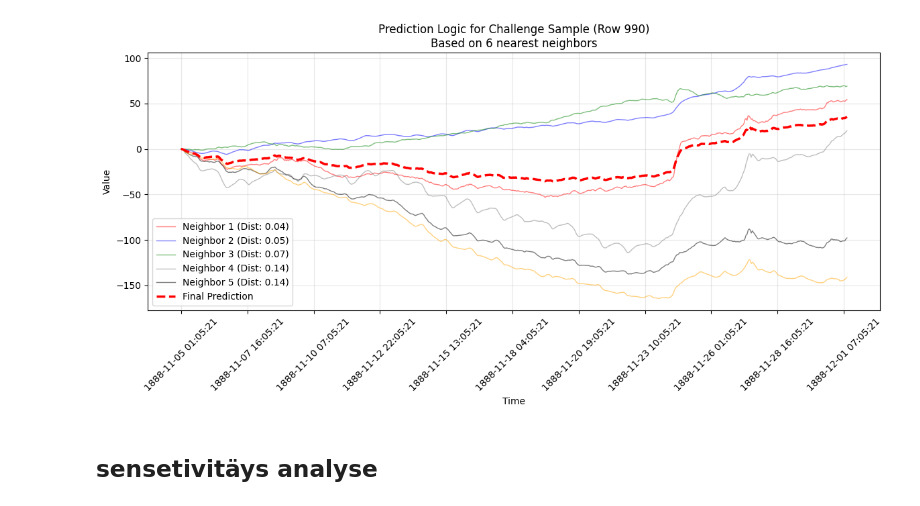
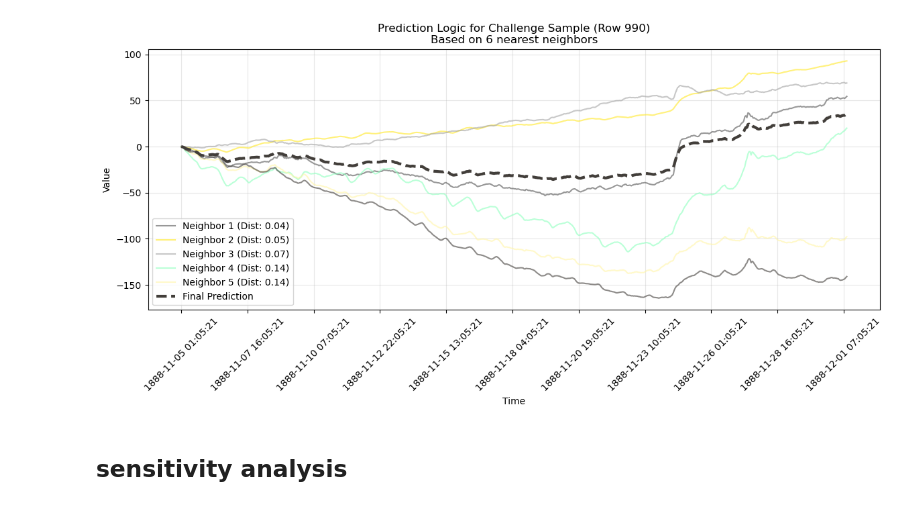
Before and after one commit to DanielSchipfer/Geospatial-Time-Series-Model, a Jupyter notebook: model.ipynb, the cells around one changed output. Saved outputs shown, nothing was run; the diff lists cells and outputs as text; code cells hidden in the pictures.

Commit message:
final_model

```diff
--- a/model.ipynb
+++ b/model.ipynb
@@ -268,8 +270,6 @@ def optimize_and_predict_knn(df, input_cols, target_cols, test_size=0.2, val_siz
 
     print(f"Best k found: {best_k} (Validation MSE: {best_mse:.4f})")
 
-
-
     X_final_train = np.vstack((X_train_scaled, X_val_scaled))
     Y_final_train = np.vstack((Y_train, Y_val))
 
@@ -290,7 +290,7 @@ def optimize_and_predict_knn(df, input_cols, target_cols, test_size=0.2, val_siz
     print(f"singel nn baseline MSE: {singel_nn_baseline_mse}")
 
 
-    idx = 22  # We look at the first sample in the test set
+    idx = 3  # We look at a sample in the test set
     # 1. Get the indices and distances of the neighbors used
     distances, neighbor_indices = final_model.kneighbors(X_test_scaled[idx].reshape(1, -1))
 
@@ -340,14 +339,0 @@ singel nn baseline MSE: 46553.13535216996
-# %%
-df = pd.read_csv("data_with_elevation.csv")
-challenge_data = df.loc[990, ["Latitude (N)", "Longitude (E)", "elevation_meters"]]
-single_input = np.array([challenge_data])
-
-single_input_scaled = scaler.transform(single_input)
-prediction = model.predict(single_input_scaled)
-predicted_series = pd.Series(prediction.flatten(), index=target_columns)
-
-plt.figure(figsize=(10, 4))
-plt.plot(predicted_series, label='Predicted Signal')
-plt.xlabel("Time")
-plt.ylabel("Value")
-plt.legend()
@@ -357,41 +340,73 @@ plt.legend()
 # %%
+challenge_data = df.loc[990, ["Latitude (N)", "Longitude (E)", "elevation_meters"]]
+single_input = np.array([challenge_data])
+
+single_input_scaled = scaler.transform(single_input)
+prediction = model.predict(single_input_scaled)
+predicted_series = pd.Series(prediction.flatten(), index=target_columns)
+
 distances, indices = model.kneighbors(single_input_scaled)
 
-# Flatten them for easy iteration (since we only have 1 input sample)
+# 1. Setup Data
 neighbor_indices = indices[0]
 neighbor_dists = distances[0]
+training_targets = model._y
 
 # 2. Setup the plot
 plt.figure(figsize=(12, 6))
-training_targets = model._y
 
+# Ensure background is white and text is black
+plt.rcParams['figure.facecolor'] = 'white'
+plt.rcParams['axes.facecolor'] = 'white'
+plt.rcParams['text.color'] = 'black'
+plt.rcParams['axes.labelcolor'] = 'black'
+plt.rcParams['xtick.color'] = 'black'
+plt.rcParams['ytick.color'] = 'black'
 
-colors = ["red", "blue", "green", "grey", "black", "orange"]
+# Combined Palette
+# 1-3: Original (#545454, #f6f3d7, #a4a4a4)
+# 4-6: New (#d3dad6, #423e3a, #63625c)
+custom_colors = [
+    "#545454", # Dark Grey
+    "#ffe925", # Light Beige
+    "#a4a4a4", # Medium Grey
+    "#8effbfcc", # Light Grey-Green (New)
+    "#fff6a8", # Light Beige
+    "#423e3a"  # Very Dark Brown/Black (New)
+]
+
 for i, idx in enumerate(neighbor_indices):
     # Get the neighbor's time series
     neighbor_series = training_targets[idx]
+
     # Calculate transparency or weight label based on distance
     dist = neighbor_dists[i]
-    # Plot the neighbor (Gray lines)
-    plt.plot(target_columns, neighbor_series, color=colors[i], alpha=0.5, linewidth=1,
+
+    # Select color by cycling through the full custom palette
+    color_choice = custom_colors[i % len(custom_colors)]
+
+    # Plot the neighbor
+    plt.plot(target_columns, neighbor_series, color=color_choice, alpha=0.6, linewidth=1.5,
              label=f'Neighbor {i+1} (Dist: {dist:.2f})' if i < 5 else "")
 
-# 4. Plot the Final Prediction (Red line)
-plt.plot(predicted_series, label='Final Prediction', color='red', linewidth=2.5, linestyle='--')
+# 4. Plot the Final Prediction
+# Using #423e3a (the darkest new color) for the main line to ensure it pops against the others
+plt.plot(predicted_series, label='Final Prediction', color='#423e3a', linewidth=3, linestyle='--')
 
 # 5. Formatting
 plt.title(f"Prediction Logic for Challenge Sample (Row 990)\n"
-          f"Based on {len(neighbor_indices)} nearest neighbors")
-plt.xlabel("Time")
-plt.ylabel("Value")
+          f"Based on {len(neighbor_indices)} nearest neighbors", color='black')
+plt.xlabel("Time", color='black')
+plt.ylabel("Value", color='black')
 
 # Reduce x-ticks clutter if there are many timestamps
 if len(target_columns) > 10:
     plt.xticks(np.arange(0, len(target_columns), step=len(target_columns)//10), rotation=45)
 
 plt.legend(loc='best')
 plt.grid(True, alpha=0.3)
 plt.tight_layout()
+plt.show()
 # %% [output]
-[figure, old version]
+[figure, new version]
 # %%
@@ -402,2 +418,2 @@ challenge_submission.to_csv("17_Test1234.csv", index=False)
 # %% [markdown]
-## sensetivitäys analyse
+## sensitivity analysis
```
Also changed, not shown: parts of 12 cells of this notebook, 1 other file.
